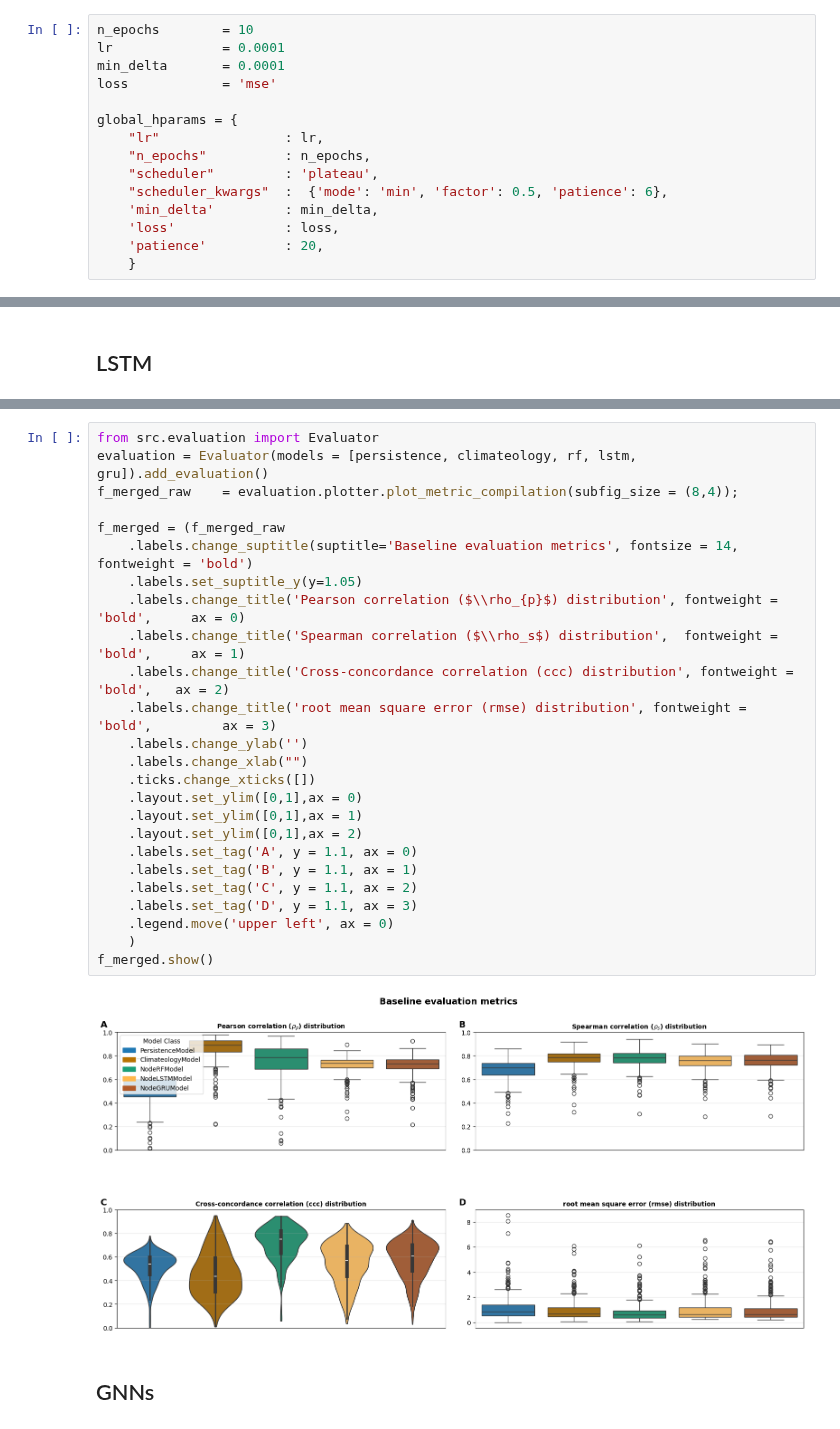
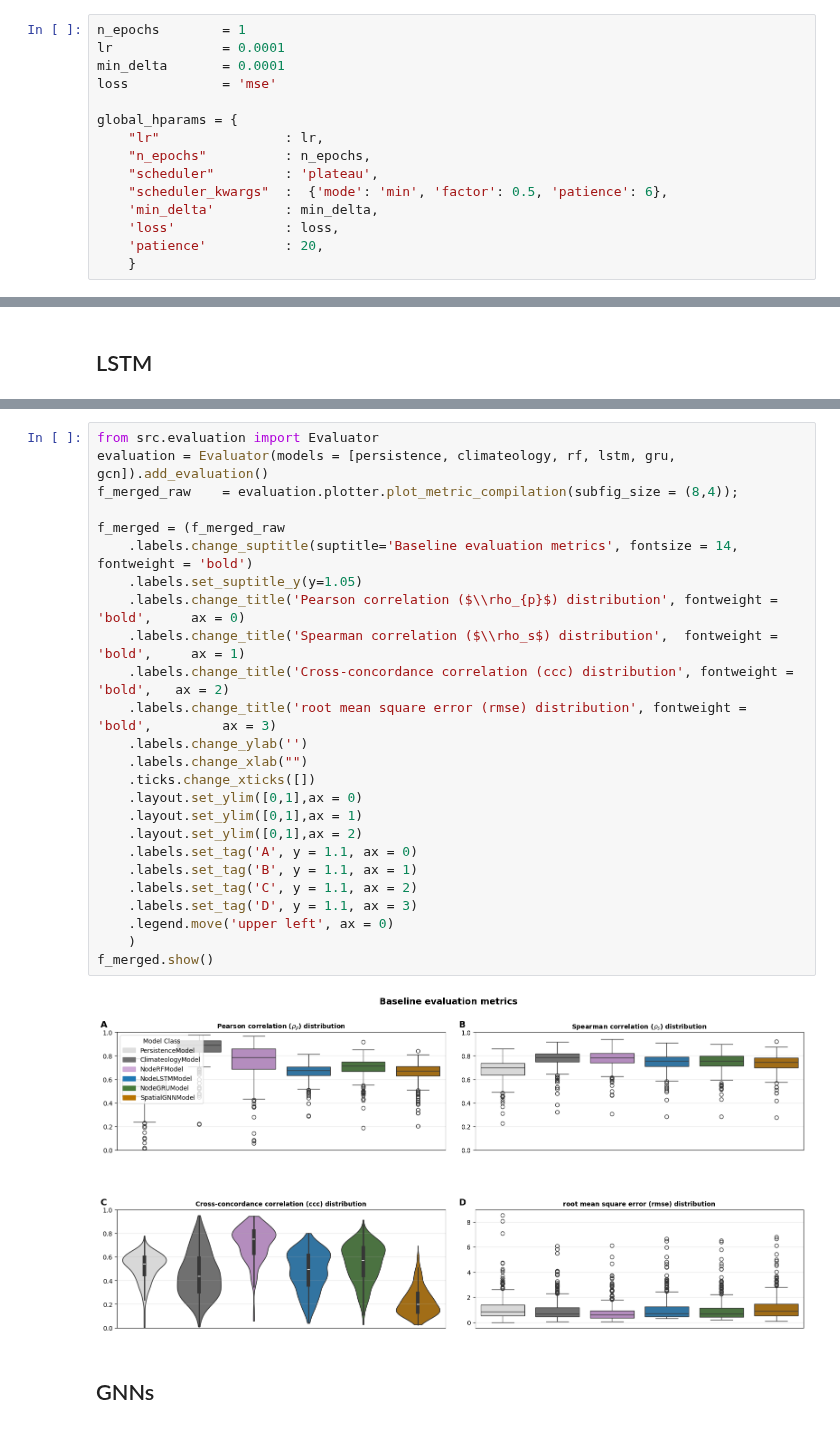
Before and after one commit to stends2001/infectious_disease_gnn, a Jupyter notebook: src/notebooks/3. DeepDataLoader.ipynb, the cells around one changed output, grey strips where cells are left out. Cells and saved outputs as stored; diff of their text form.

Commit message:
rearranged model colors

```diff
--- a/src/notebooks/3. DeepDataLoader.ipynb
+++ b/src/notebooks/3. DeepDataLoader.ipynb
@@ -49,7 +49,7 @@ shallowdata        = ShallowDataLoaderManager(data_orchestrator).construct_datal
 deepdataloader     = DeepDataLoaderManager(data_orchestrator).construct_dataloaders()
 graphdataloader    = GraphDataLoaderManager(data_orchestrator).retrieve_static_graph('geographical_neighbors1').construct_dataloaders()
 # %%
-n_epochs        = 10
+n_epochs        = 1
 lr              = 0.0001
 min_delta       = 0.0001
 loss            = 'mse'
@@ -203,30 +168,30 @@ forecasted ✓
 # %%
 from src.evaluation import Evaluator
-evaluation = Evaluator(models = [persistence, climateology, rf, lstm, gru]).add_evaluation()
+evaluation = Evaluator(models = [persistence, climateology, rf, lstm, gru, gcn]).add_evaluation()
 f_merged_raw    = evaluation.plotter.plot_metric_compilation(subfig_size = (8,4));
 
 f_merged = (f_merged_raw
     .labels.change_suptitle(suptitle='Baseline evaluation metrics', fontsize = 14, fontweight = 'bold')
     .labels.set_suptitle_y(y=1.05)
     .labels.change_title('Pearson correlation ($\\rho_{p}$) distribution', fontweight = 'bold',     ax = 0)
     .labels.change_title('Spearman correlation ($\\rho_s$) distribution',  fontweight = 'bold',     ax = 1)
     .labels.change_title('Cross-concordance correlation (ccc) distribution', fontweight = 'bold',   ax = 2)
     .labels.change_title('root mean square error (rmse) distribution', fontweight = 'bold',         ax = 3)
     .labels.change_ylab('')
     .labels.change_xlab("")
     .ticks.change_xticks([])
     .layout.set_ylim([0,1],ax = 0)
     .layout.set_ylim([0,1],ax = 1)
     .layout.set_ylim([0,1],ax = 2)
     .labels.set_tag('A', y = 1.1, ax = 0)
     .labels.set_tag('B', y = 1.1, ax = 1)
     .labels.set_tag('C', y = 1.1, ax = 2)
     .labels.set_tag('D', y = 1.1, ax = 3)
     .legend.move('upper left', ax = 0)
     )
 f_merged.show()
 # %% [output]
-[figure, old version]
+[figure, new version]
 # %% [markdown]
 ## GNNs
 # %%
```
Also changed, not shown: parts of 4 cells of this notebook, 14 other files.
